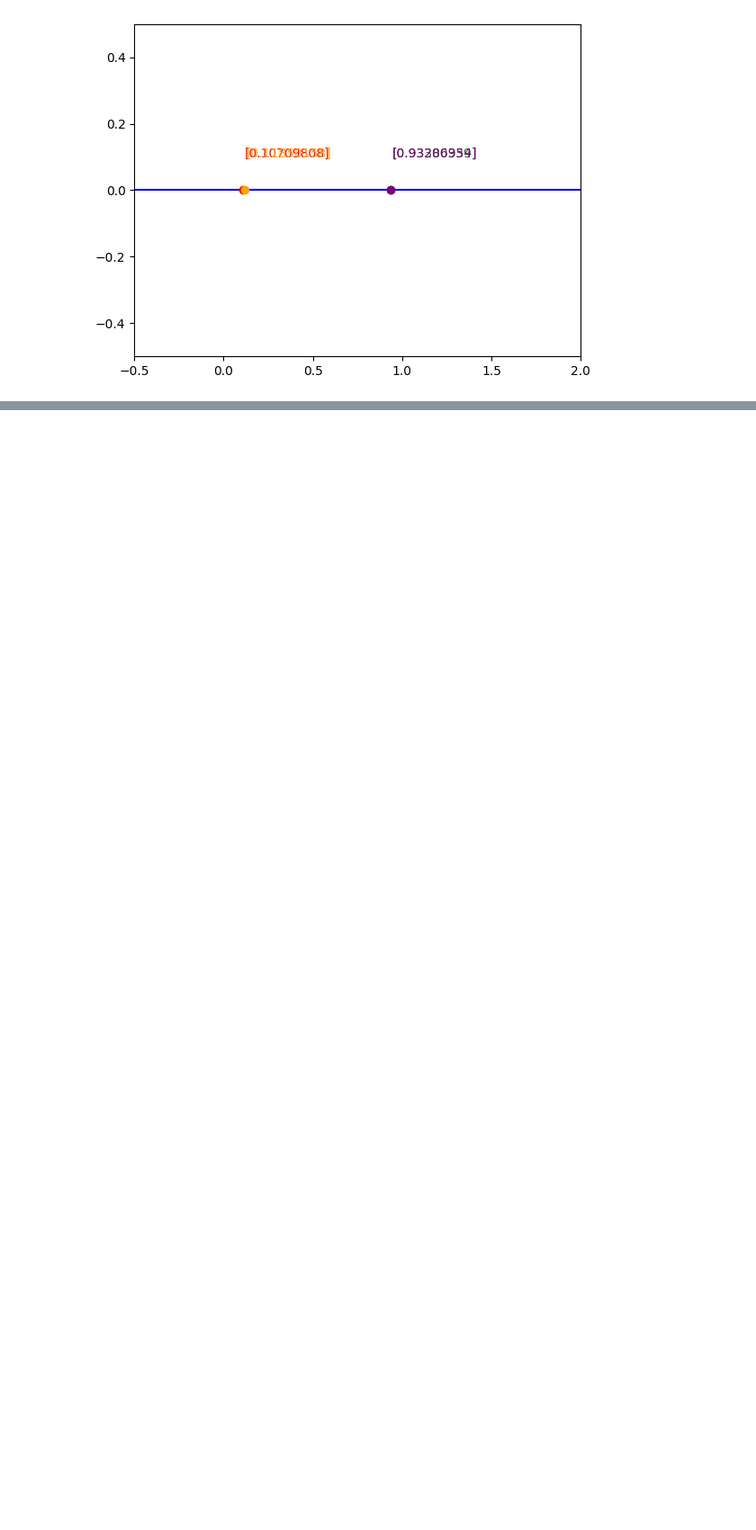
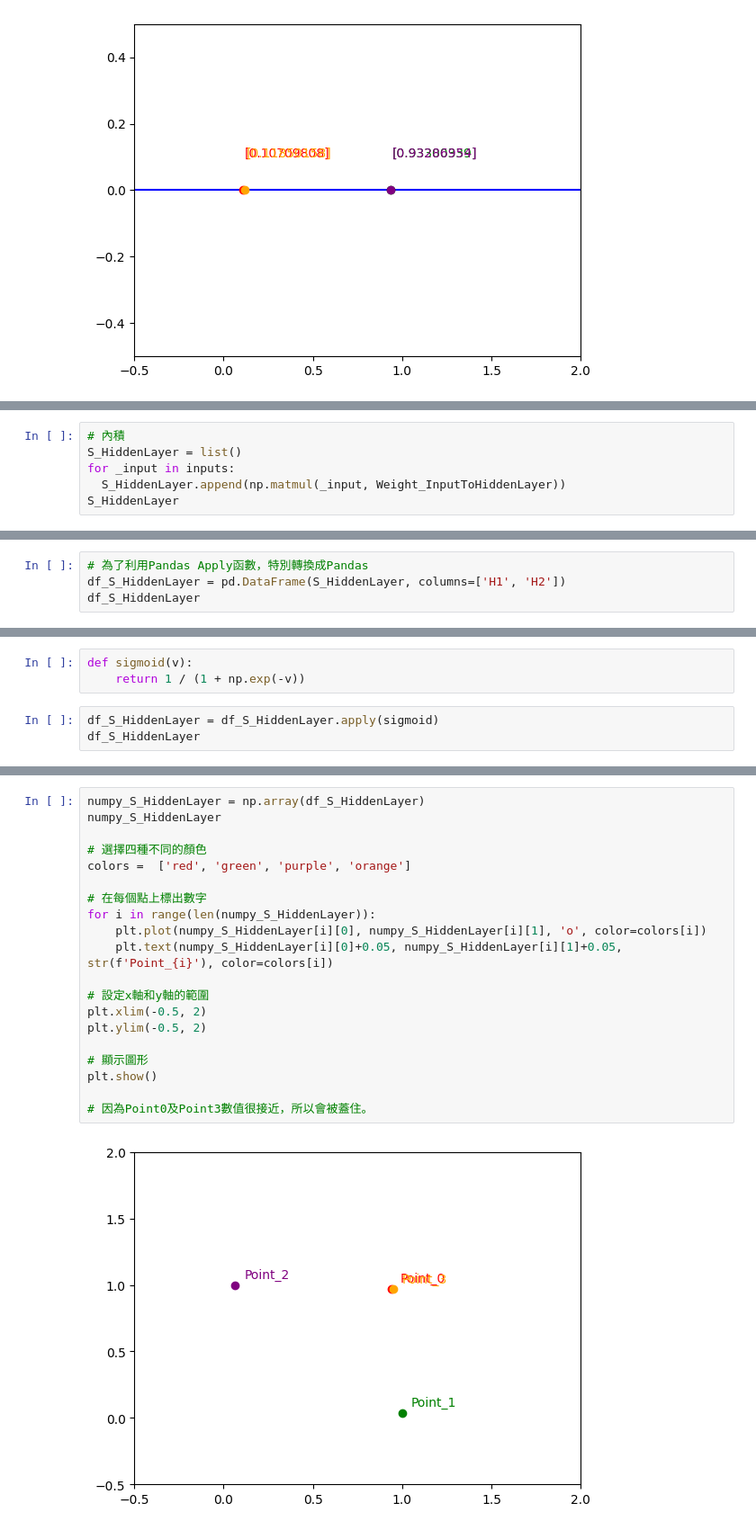
Before and after one commit to AcerPing/NTUT_NeuralNetworkClass, a Jupyter notebook: 國立臺北科技大學_類神經網路_Practice(20230504).ipynb, the cells around one changed output, grey strips where cells are left out. Shown at 90% size. Saved outputs shown, nothing was run; the diff lists cells and outputs as text; blank space fills up the shorter version.

```diff
--- a/國立臺北科技大學_類神經網路_Practice(20230504).ipynb
+++ b/國立臺北科技大學_類神經網路_Practice(20230504).ipynb
@@ -176,0 +191,6 @@ plt.show()
+# %%
+# 內積
+S_HiddenLayer = list()
+for _input in inputs:
+  S_HiddenLayer.append(np.matmul(_input, Weight_InputToHiddenLayer))
+S_HiddenLayer
@@ -176,0 +210,4 @@ plt.show()
+# %%
+# 為了利用Pandas Apply函數，特別轉換成Pandas
+df_S_HiddenLayer = pd.DataFrame(S_HiddenLayer, columns=['H1', 'H2'])
+df_S_HiddenLayer
@@ -176,0 +220,6 @@ plt.show()
+# %%
+def sigmoid(v):
+    return 1 / (1 + np.exp(-v))
+# %%
+df_S_HiddenLayer = df_S_HiddenLayer.apply(sigmoid)
+df_S_HiddenLayer
@@ -176,0 +237,22 @@ plt.show()
+# %%
+numpy_S_HiddenLayer = np.array(df_S_HiddenLayer)
+numpy_S_HiddenLayer
+
+# 選擇四種不同的顏色
+colors =  ['red', 'green', 'purple', 'orange']
+
+# 在每個點上標出數字
+for i in range(len(numpy_S_HiddenLayer)):
+    plt.plot(numpy_S_HiddenLayer[i][0], numpy_S_HiddenLayer[i][1], 'o', color=colors[i])
+    plt.text(numpy_S_HiddenLayer[i][0]+0.05, numpy_S_HiddenLayer[i][1]+0.05, str(f'Point_{i}'), color=colors[i])
+
+# 設定x軸和y軸的範圍
+plt.xlim(-0.5, 2)
+plt.ylim(-0.5, 2)
+
+# 顯示圖形
+plt.show()
+
+# 因為Point0及Point3數值很接近，所以會被蓋住。
+# %% [output]
+[figure, added]
```
Also changed, not shown: parts of 23 cells of this notebook.
